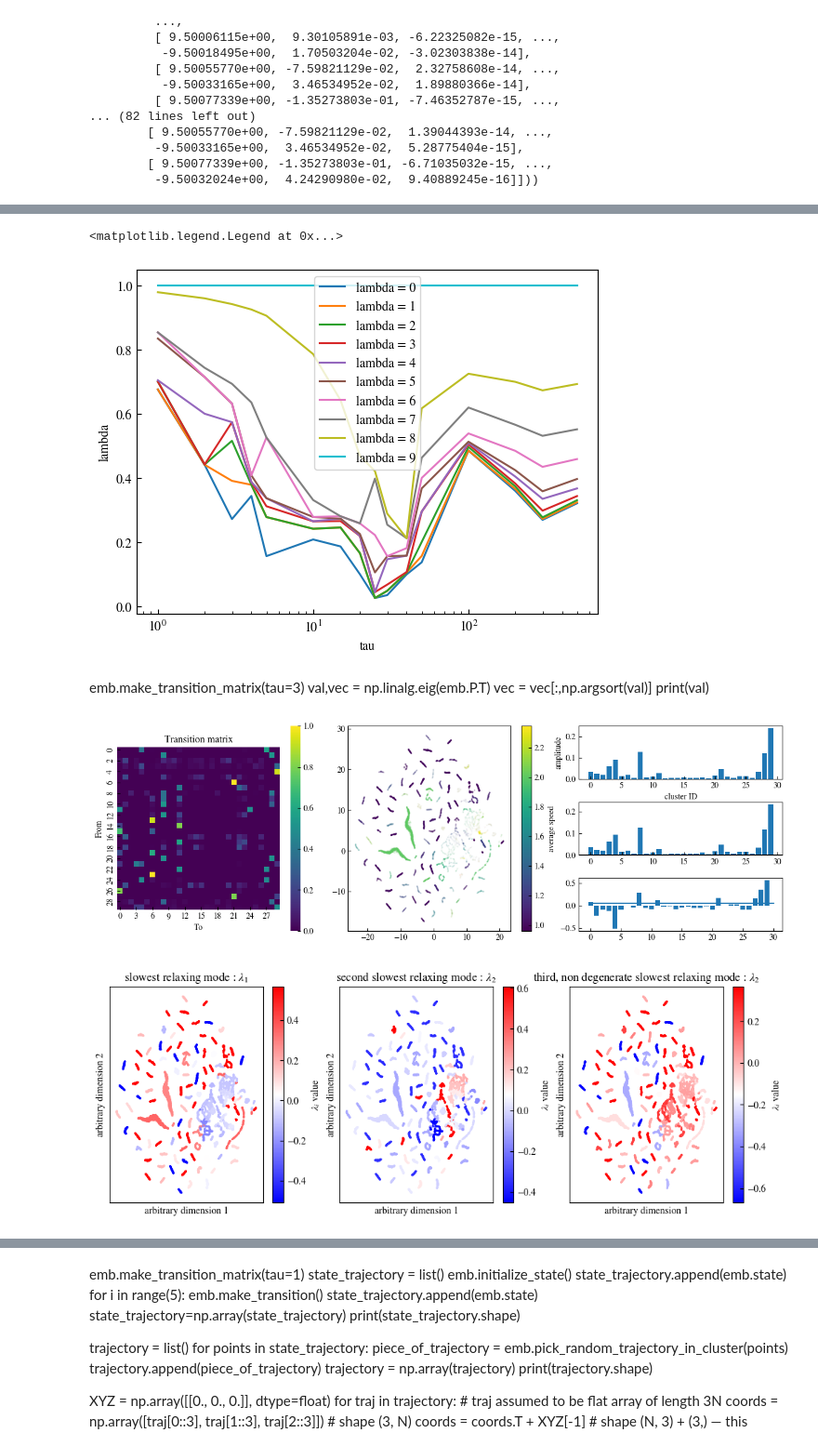
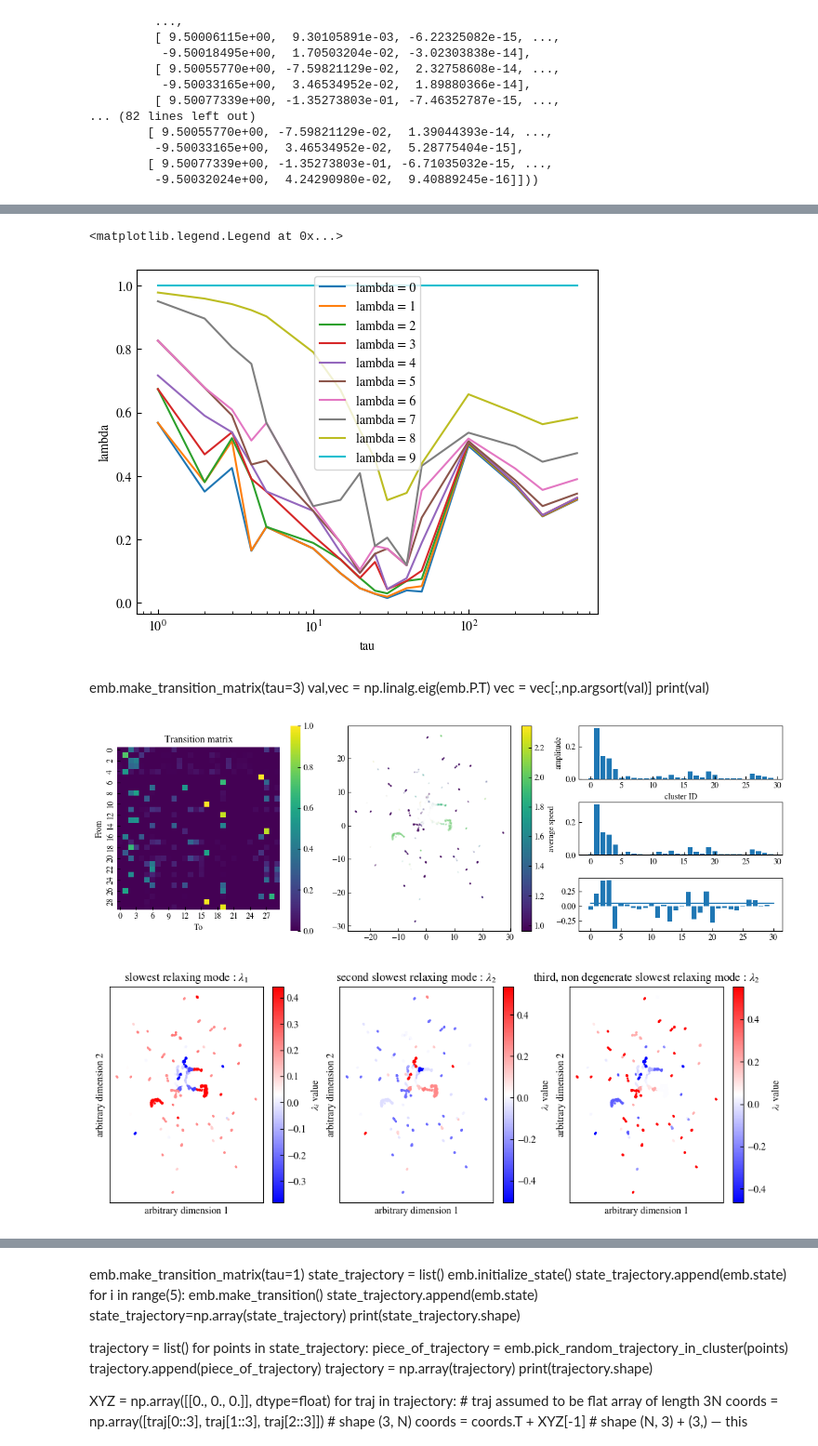
Before and after one commit to HugoLeRoy94/ClusterAnalysis, a Jupyter notebook: unit_test/test_embedding_toy_model.ipynb, the cells around one changed output, grey strips where cells are left out. Shown at 93% size. Cells and saved outputs as stored; diff of their text form; code cells hidden in the pictures.

```diff
--- a/unit_test/test_embedding_toy_model.ipynb
+++ b/unit_test/test_embedding_toy_model.ipynb
@@ -59,7 +59,7 @@ ax2.set_yticks([-3,0,3])
 #                columns=['speed','curvature_angle','abs_torsion_angle'],
 #                ID_NAME='label')
 #emb = EmbeddingPosition(df,columns=['speed'],columns_translated=['x','y','z'],ID_NAME='label')
-emb = EmbeddingPosition(df,columns=[],columns_translated=['x','y','z'],ID_NAME='label')
+emb = EmbeddingPosition(df,columns=[],columns_translated=['x','y','z'],ID_NAME='label',n_subsample=1000)
 #emb = Embedding(df,
 #                columns=['speed','curvature_angle'],ID_NAME='label')
 # %%
@@ -133,0 +127,2 @@ reduced_centers = reduced_all[N:N + emb.cluster_centers_.shape[0]]
+# %%
+reduced_points,reduced_centers = emb.fit_umap(n_neighbors=15,min_dist=0.5,with_cluster_centers=True)
@@ -194,7 +208,7 @@ plt.ylabel('lambda')
 plt.legend()
 # %% [output]
 <matplotlib.legend.Legend at 0x...>
-[figure, old version]
+[figure, new version]
 # %% [markdown]
 emb.make_transition_matrix(tau=3)
 val,vec = np.linalg.eig(emb.P.T)
@@ -230,7 +244,7 @@ plot_transition_matrix(emb.P, ax=ax0)
 plt.tight_layout()
 
 color_values = speed#np.mean(emb.flatten_embedding_matrix[indices, 0::4], axis=1)
-alpha = [count_for_color[lab] for lab in emb.labels[indices]]
+alpha = [count_for_color[lab] for lab in emb.labels[emb.indices]]
 sc = ax1.scatter(reduced_points[:,0],reduced_points[:,1],c = color_values,s=1.,alpha=alpha,rasterized=True,cmap='viridis')
 cbar = fig.colorbar(sc, ax=ax1)
 cbar.set_label('average speed')
@@ -249,11 +263,11 @@ ax22.plot([0,30],[0.05,0.05])
 
 plt.show()
 # %% [output]
-[figure, old version]
+[figure, new version]
 # %%
 fig,ax = plt.subplots(ncols=3,figsize=(12,4))
 slow_mode = (np.real(eig_vec[:,-2]))
-color_values = [slow_mode[lab] for lab in emb.labels[indices]]
+color_values = [slow_mode[lab] for lab in emb.labels[emb.indices]]
 sc = ax[0].scatter(reduced_points[:,0],reduced_points[:,1],c = color_values,s=1.,alpha=1.,rasterized=True,cmap='bwr')
 #ax = use_mpl_scatter_density(fig, reduced_points[:,0],reduced_points[:,1],dpi=10,nrows=1,pos=1,colorbar=None)
 #for i in range(reduced_centers.shape[0]):
@@ -270,38 +284,38 @@ ax[0].set_ylabel('arbitrary dimension 2')
 ax[0].set_title(r'slowest relaxing mode : $\lambda_1$')
 
 slow_mode = np.real(eig_vec[:,-3])
-color_values = [slow_mode[lab] for lab in emb.labels[indices]]
+color_values = [slow_mode[lab] for lab in emb.labels[emb.indices]]
 sc = ax[1].scatter(reduced_points[:,0],reduced_points[:,1],c = color_values,s=1.,alpha=1.,rasterized=True,cmap='bwr')
 vor = Voronoi(reduced_centers)
 #voronoi_plot_2d(vor, ax=ax[1], show_points = False, show_vertices=False, line_colors='red')
 ax[1].set_xticks([])
 ax[1].set_yticks([])
 ax[1].set_xlabel('arbitrary dimension 1')
 ax[1].set_ylabel('arbitrary dimension 2')
 ax[1].set_title(r'second slowest relaxing mode : $\lambda_2$')
 
 cbar = fig.colorbar(sc, ax=ax[1])
 cbar.set_label(r'$\lambda_i$ value')
 #ax.set_yticks([])
 
 slow_mode = np.real(eig_vec[:,-4])
-color_values = [slow_mode[lab] for lab in emb.labels[indices]]
+color_values = [slow_mode[lab] for lab in emb.labels[emb.indices]]
 sc = ax[2].scatter(reduced_points[:,0],reduced_points[:,1],c = color_values,s=1.,alpha=1.,rasterized=True,cmap='bwr')
 vor = Voronoi(reduced_centers)
 #voronoi_plot_2d(vor, ax=ax[1], show_points = False, show_vertices=False, line_colors='red')
 ax[2].set_xticks([])
 ax[2].set_yticks([])
 ax[2].set_xlabel('arbitrary dimension 1')
 ax[2].set_ylabel('arbitrary dimension 2')
 ax[2].set_title(r'third, non degenerate slowest relaxing mode : $\lambda_2$')
 
 cbar = fig.colorbar(sc, ax=ax[2])
 cbar.set_label(r'$\lambda_i$ value')
 
 #cbar.ax.set_yticks([])
 #fig.savefig('umap_color_lambda.svg',transparent=True,bbox_inches='tight')
 # %% [output]
-[figure, old version]
+[figure, new version]
 # %%
 3/(1-val[:-1])
 # %% [output]
```
Also changed, not shown: parts of 11 cells of this notebook, 3 other files.
